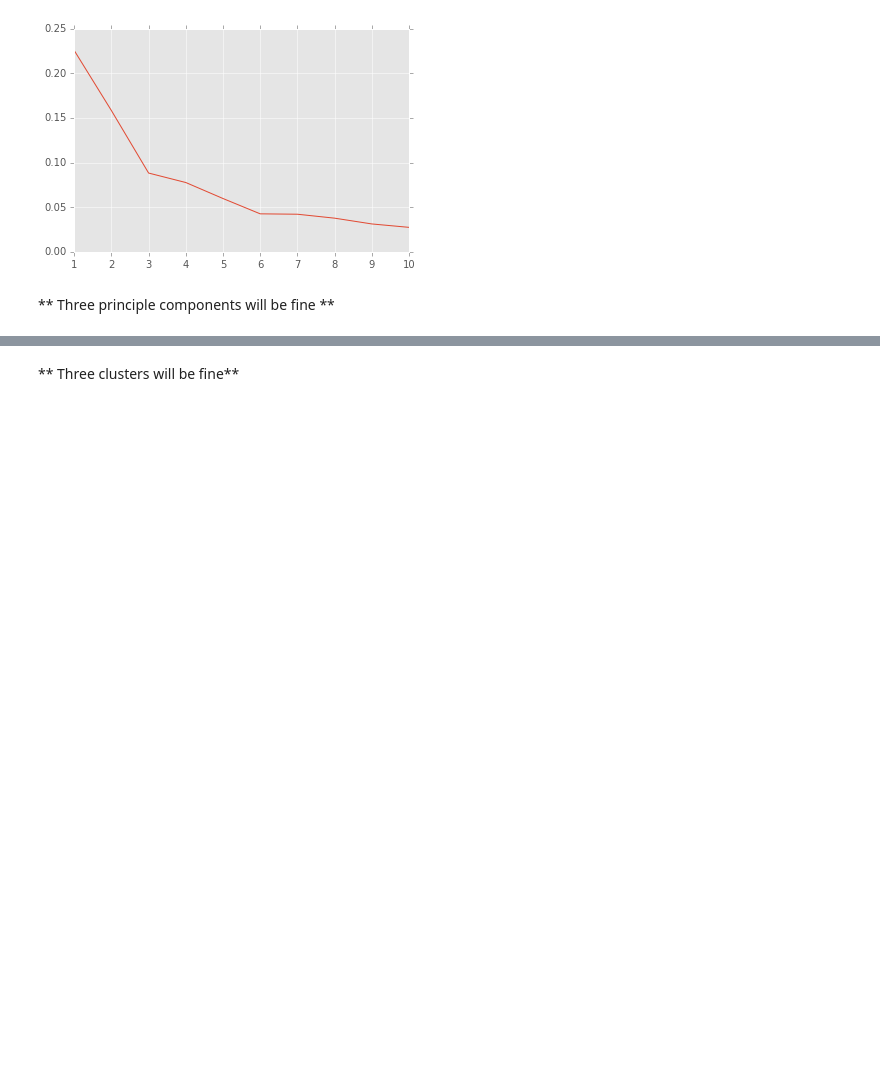
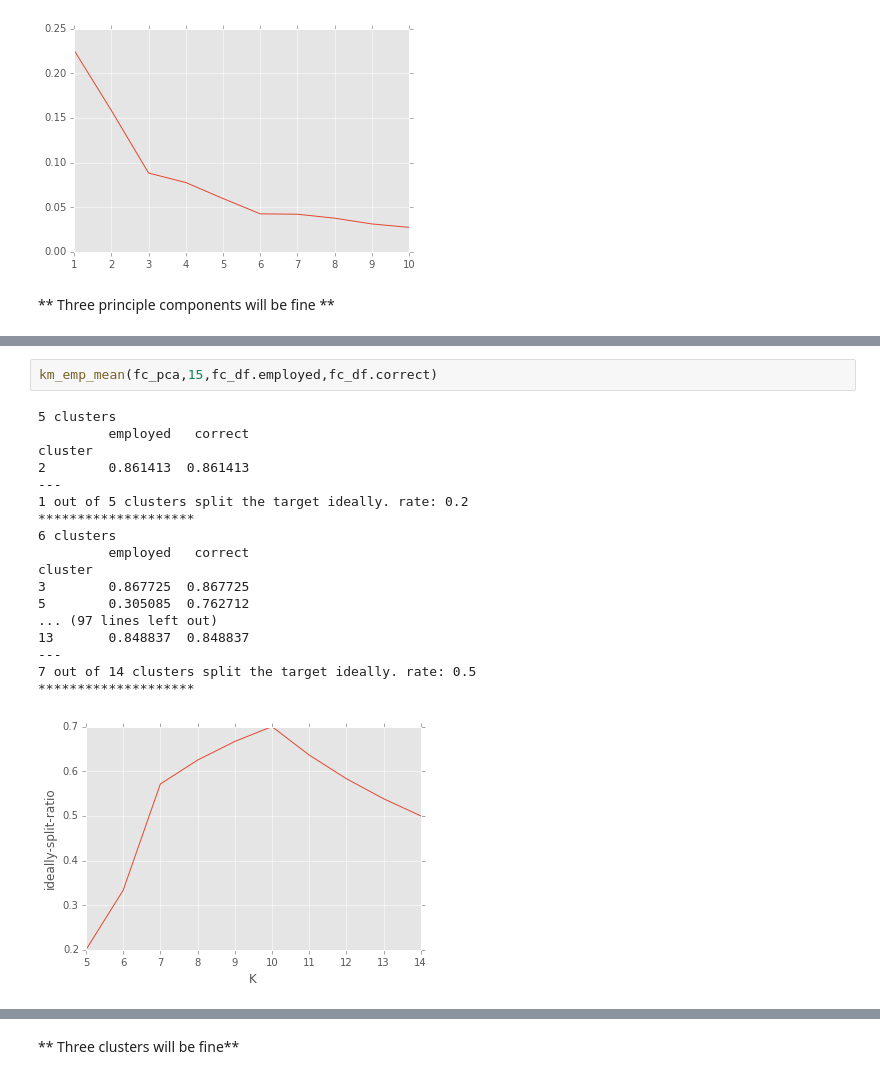
Before and after one commit to banjopickin/women_workforce, a Jupyter notebook: grid_fc.ipynb, the cells around one changed output, grey strips where cells are left out. Saved outputs shown, nothing was run; the diff lists cells and outputs as text; blank space fills up the shorter version.

```diff
--- a/grid_fc.ipynb
+++ b/grid_fc.ipynb
@@ -192,0 +198,21 @@ fc_pca = pca.fit_transform(fc_pca.values)
+# %%
+km_emp_mean(fc_pca,15,fc_df.employed,fc_df.correct)
+# %% [output]
+5 clusters
+         employed   correct
+cluster
+2        0.861413  0.861413
+---
+1 out of 5 clusters split the target ideally. rate: 0.2
+********************
+6 clusters
+         employed   correct
+cluster
+3        0.867725  0.867725
+5        0.305085  0.762712
+... (97 lines left out)
+13       0.848837  0.848837
+---
+7 out of 14 clusters split the target ideally. rate: 0.5
+********************
+[figure, added]
```
Also changed, not shown: parts of 17 cells of this notebook, 1 other file.
